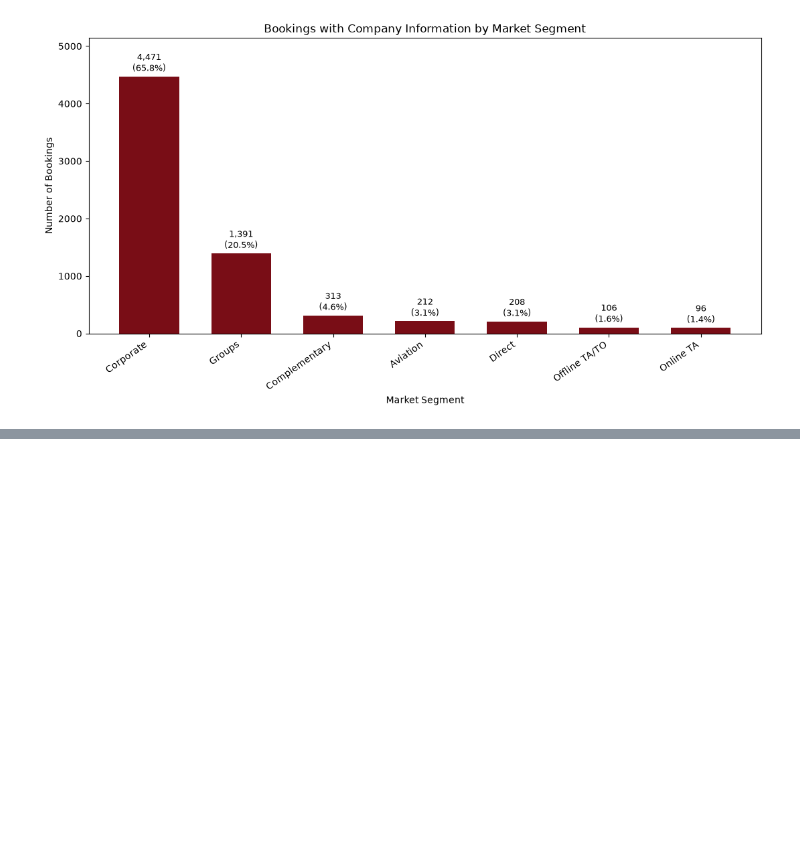
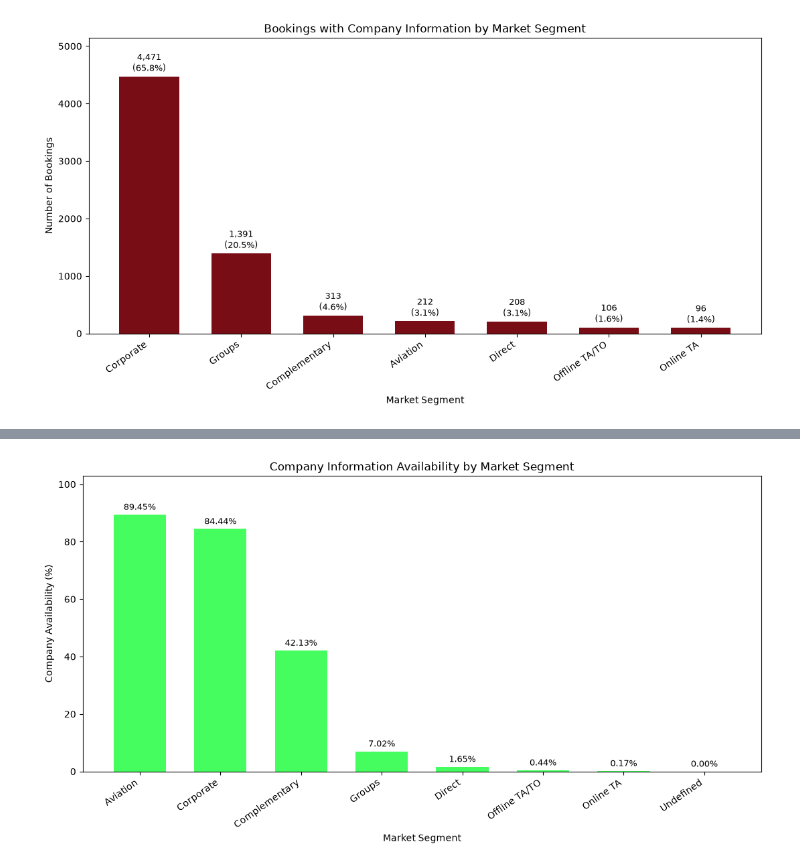
Before and after one commit to imelisa1/Hotel-Booking-Analysis, a Jupyter notebook: notebooks/01_data_understanding.ipynb, the cells around one changed output, grey strips where cells are left out. Cells and saved outputs as stored; diff of their text form; code cells hidden in the pictures; blank space fills up the shorter version.

```diff
--- a/notebooks/01_data_understanding.ipynb
+++ b/notebooks/01_data_understanding.ipynb
@@ -258,0 +308,7 @@ Name: count, dtype: float64
+# %%
+# Her market segmentindeki rezervasyonların yüzde kaçında company bilgisi bulunuyor?
+
+segment_total = df["market_segment"].value_counts() # her segmentteki toplam kayıt sayısı
+company_availability_pct = (Count / segment_total * 100).fillna(0).round(2)
+
+company_availability_pct
@@ -258,0 +326,38 @@ Name: count, dtype: float64
+# %%
+plt.figure(figsize=(11, 6))
+
+company_availability_pct = company_availability_pct.sort_values(
+    ascending=False
+)
+bars = plt.bar(
+    company_availability_pct.index,
+    company_availability_pct.values,
+    color="#46FD5F",
+    width=0.65,
+)
+
+plt.title("Company Information Availability by Market Segment")
+plt.xlabel("Market Segment")
+plt.ylabel("Company Availability (%)")
+plt.xticks(rotation=35, ha="right")
+
+labels = [
+    f"{pct:.2f}%"
+    for pct in company_availability_pct.values
+]
+
+plt.bar_label(bars, labels=labels, padding=3, fontsize=9)
+
+plt.ylim(0, company_availability_pct.values.max() * 1.15)
+
+plt.tight_layout()
+
+plt.savefig(
+    "../src/graphs/01-4Company Information Availability by Market Segment",
+    dpi=300,
+    bbox_inches="tight"
+)
+
+plt.show()
+# %% [output]
+[figure, added]
```
Also changed, not shown: parts of 13 cells of this notebook.
